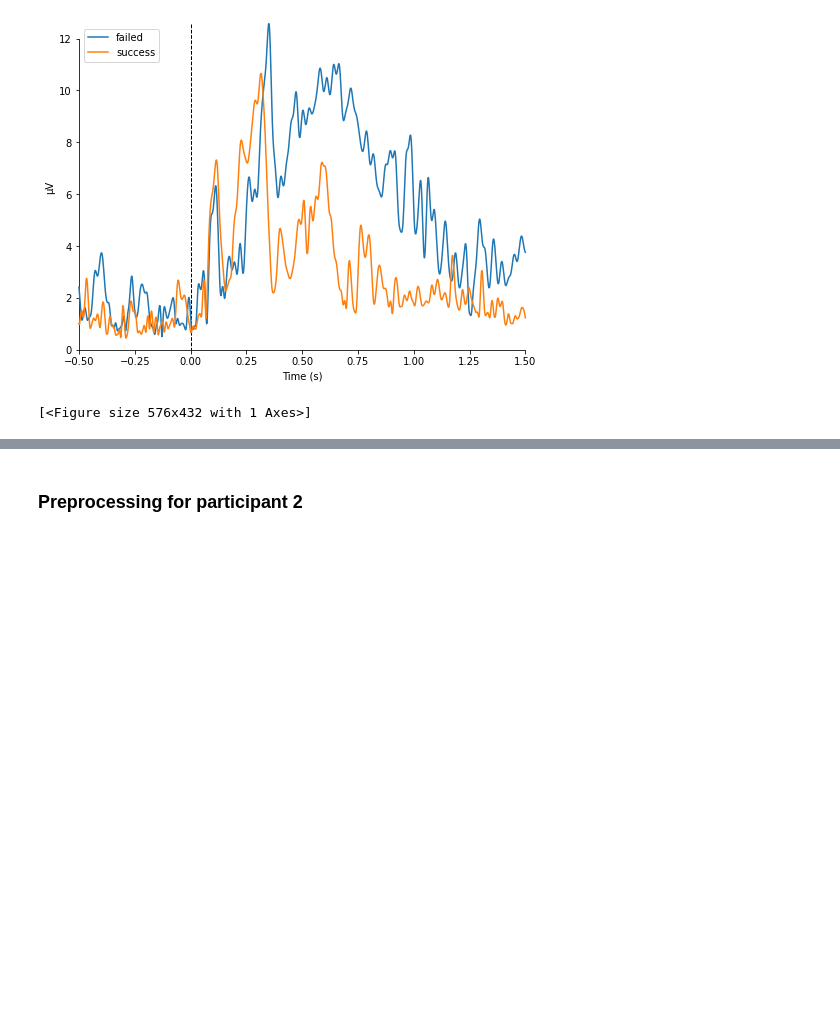
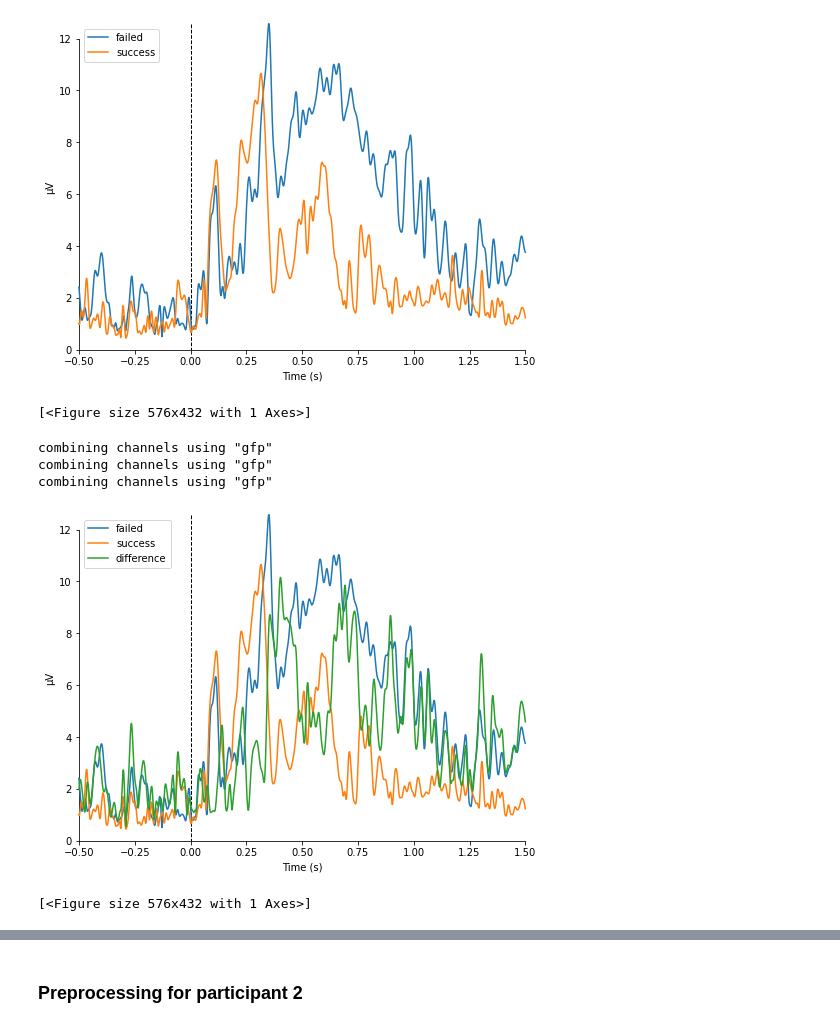
Before and after one commit to saraoe/ACN_2021, a Jupyter notebook: portfolio/portfolio_nb.ipynb, the cells around one changed output, grey strips where cells are left out. Saved outputs shown, nothing was run; the diff lists cells and outputs as text; code cells hidden in the pictures; blank space fills up the shorter version.

```diff
--- a/portfolio/portfolio_nb.ipynb
+++ b/portfolio/portfolio_nb.ipynb
@@ -344,3 +362,15 @@ combining channels using "gfp"
 combining channels using "gfp"
 [figure]
 [<Figure size 576x432 with 1 Axes>]
+# %%
+# add difference wave
+difference_wave = mne.combine_evoked([fail_evoked, suc_evoked], weights = [1,-1])
+mne.viz.plot_compare_evokeds(evokeds=dict(failed=fail_evoked,
+                                          success=suc_evoked,
+                                          difference=difference_wave))
+# %% [output]
+combining channels using "gfp"
+combining channels using "gfp"
+combining channels using "gfp"
+[figure, added]
+[<Figure size 576x432 with 1 Axes>]
```
Also changed, not shown: parts of 29 cells of this notebook.
